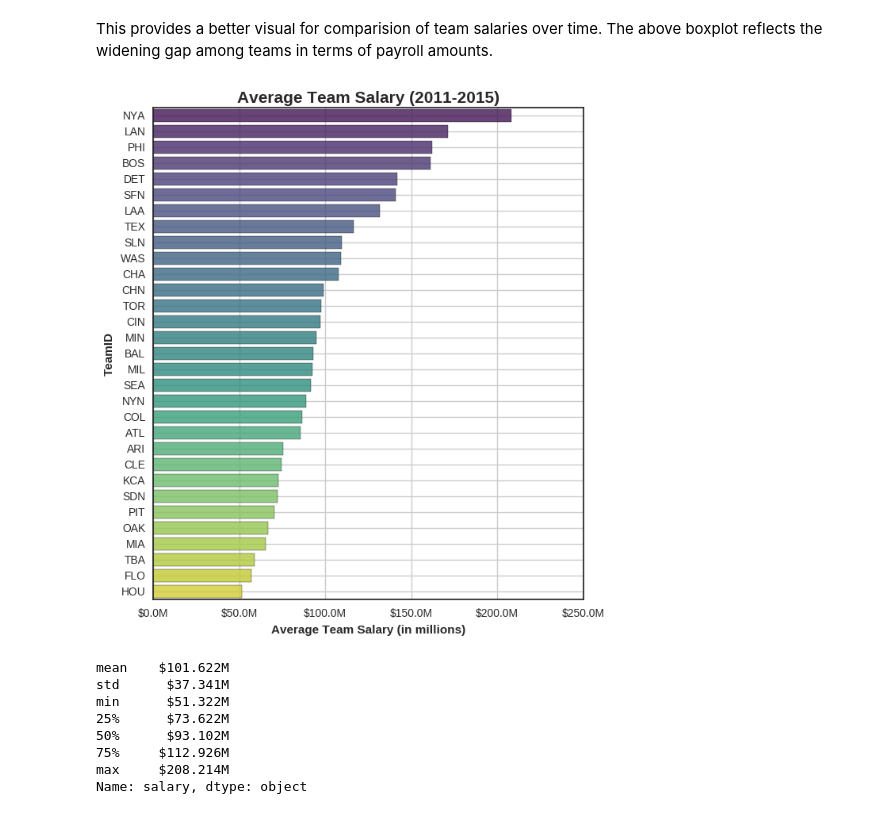
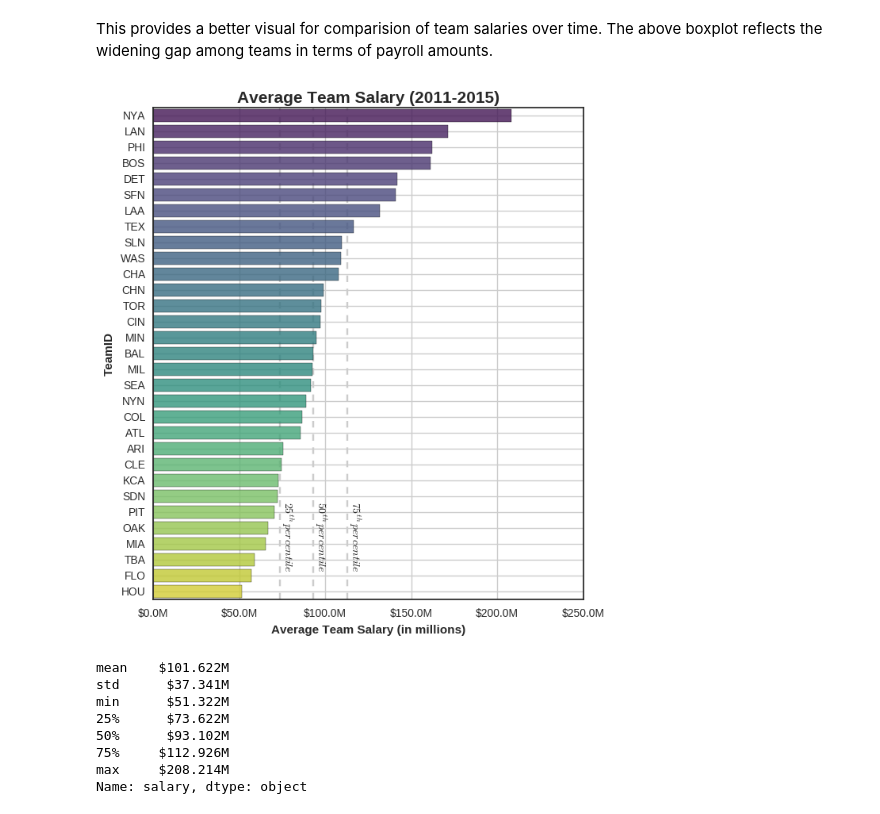
Before and after one commit to bonamprabhu/baseball-statistics, a Jupyter notebook: baseball-statistics.ipynb, the cells around one changed output. Cells and saved outputs as stored; diff of their text form; code cells hidden in the pictures.

Commit message:
visualize: Add vertical lines to mark quartiles in barplot (teamID vs payroll)

```diff
--- a/baseball-statistics.ipynb
+++ b/baseball-statistics.ipynb
@@ -195,19 +195,23 @@ This provides a better visual for comparision of team salaries over time. The ab
 # %%
 # Barplot of average team salary in the recent years
 d = avg_payroll_across_periods[avg_payroll_across_periods.period == '2011-15'].sort_values(ascending=False,
                                                                                            by='salary')
 plt.figure(figsize=(7,8))
 
 g = sns.barplot(x=d.salary, y=d.teamID, palette="viridis", alpha=0.8)
 
+for q in [0.25,0.5,0.75]:
+    g.axvline(x=d.salary.quantile(q=q), color='0.8', linestyle='--', zorder=0)
+    g.annotate('$' + '%g'%(q*100) + r'^{th} \thinspace percentile$', xy=(d.salary.quantile(q=q), 25), rotation=-90)
+
 g.xaxis.set_major_formatter(formatter)
 g.set_title("Average Team Salary (2011-2015)", fontsize=15, weight='bold')
 g.set_xlabel("Average Team Salary (in millions)", weight='bold')
 g.set_ylabel("TeamID", weight='bold')
 
 g.grid()
 # %% [output]
-[figure, old version]
+[figure, new version]
 # %%
 salary_stats(avg_payroll_across_periods[avg_payroll_across_periods['period'] == '2011-15'].salary)
 # %% [output]
```
Also changed, not shown: parts of 2 cells of this notebook, 1 other file.
